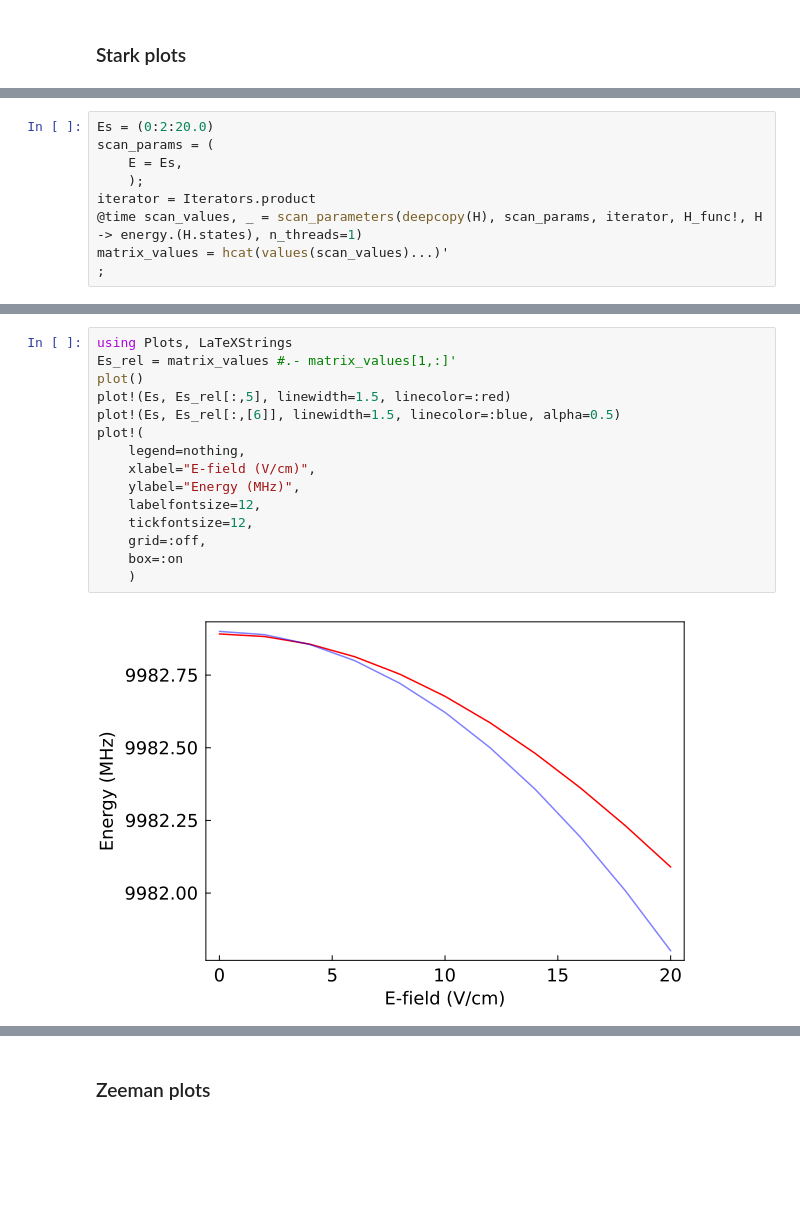
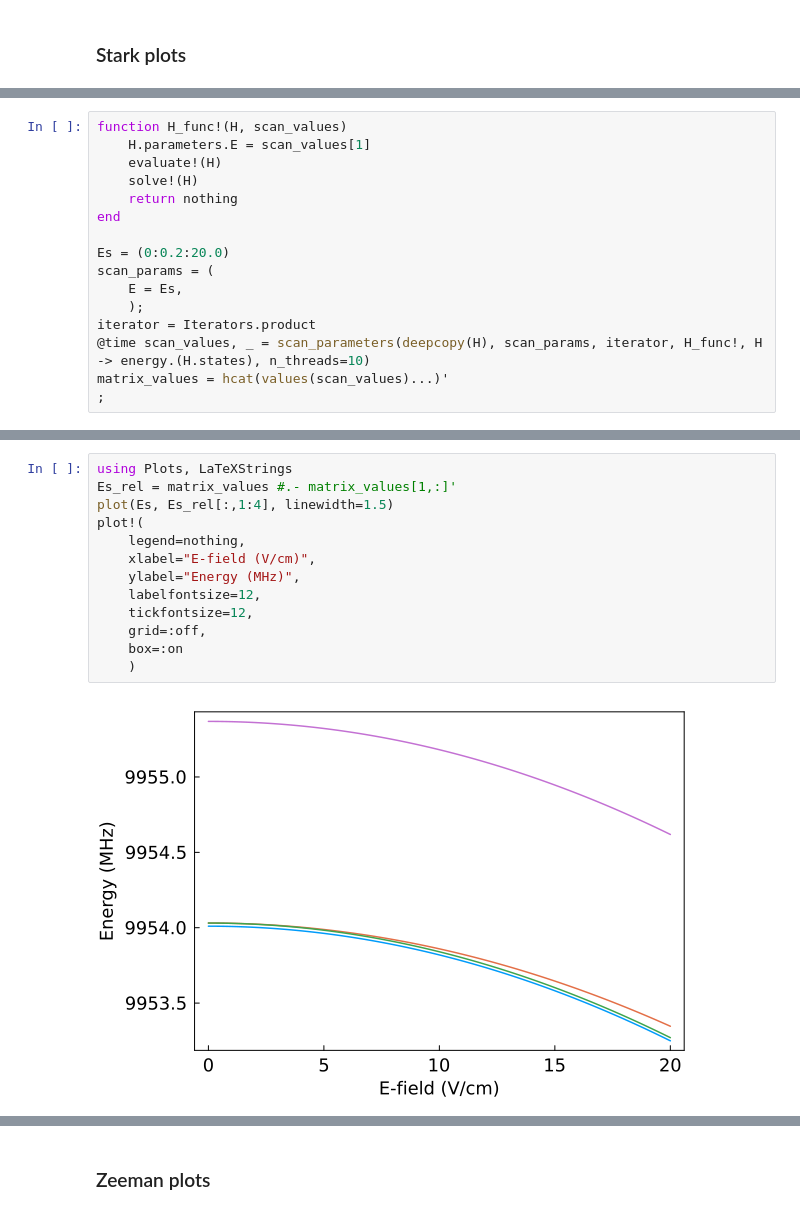
Before and after one commit to munozariasjm/QuantumStates.jl, a Jupyter notebook: examples/CaOH/CaOH_OpticalPumping.ipynb, the cells around one changed output, grey strips where cells are left out. Cells and saved outputs as stored; diff of their text form; blank space fills up the shorter version.

```diff
--- a/examples/CaOH/CaOH_OpticalPumping.ipynb
+++ b/examples/CaOH/CaOH_OpticalPumping.ipynb
@@ -161,10 +246,17 @@ end
 # %%
-Es = (0:2:20.0)
+function H_func!(H, scan_values)
+    H.parameters.E = scan_values[1]
+    evaluate!(H)
+    solve!(H)
+    return nothing
+end
+
+Es = (0:0.2:20.0)
 scan_params = (
     E = Es,
     );
 iterator = Iterators.product
-@time scan_values, _ = scan_parameters(deepcopy(H), scan_params, iterator, H_func!, H -> energy.(H.states), n_threads=1)
+@time scan_values, _ = scan_parameters(deepcopy(H), scan_params, iterator, H_func!, H -> energy.(H.states), n_threads=10)
 matrix_values = hcat(values(scan_values)...)'
 ;
 # %% [output]
@@ -192,17 +264,15 @@ Es_rel[end,:]
 # %%
 using Plots, LaTeXStrings
 Es_rel = matrix_values #.- matrix_values[1,:]'
-plot()
-plot!(Es, Es_rel[:,5], linewidth=1.5, linecolor=:red)
-plot!(Es, Es_rel[:,[6]], linewidth=1.5, linecolor=:blue, alpha=0.5)
+plot(Es, Es_rel[:,1:4], linewidth=1.5)
 plot!(
     legend=nothing,
     xlabel="E-field (V/cm)",
     ylabel="Energy (MHz)",
     labelfontsize=12,
     tickfontsize=12,
     grid=:off,
     box=:on
     )
 # %% [output]
-[figure, old version]
+[figure, new version]
```
Also changed, not shown: parts of 33 cells of this notebook, 20 other files.
